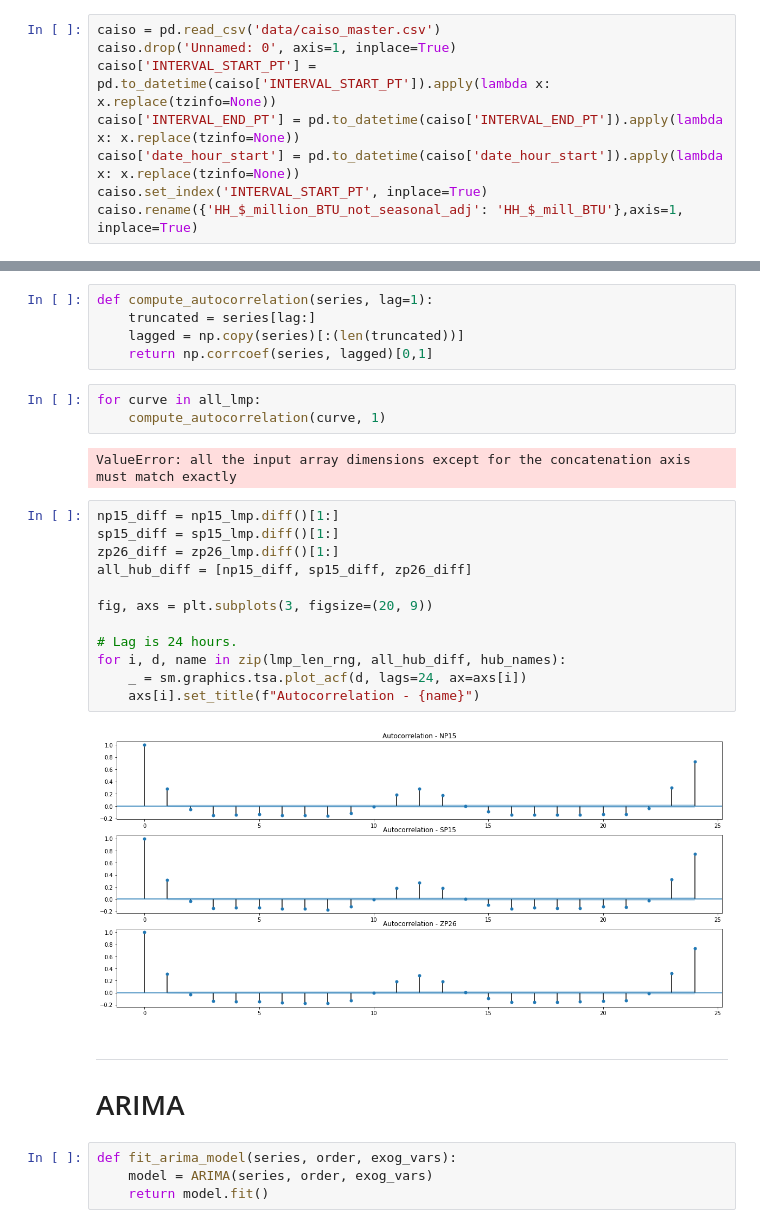
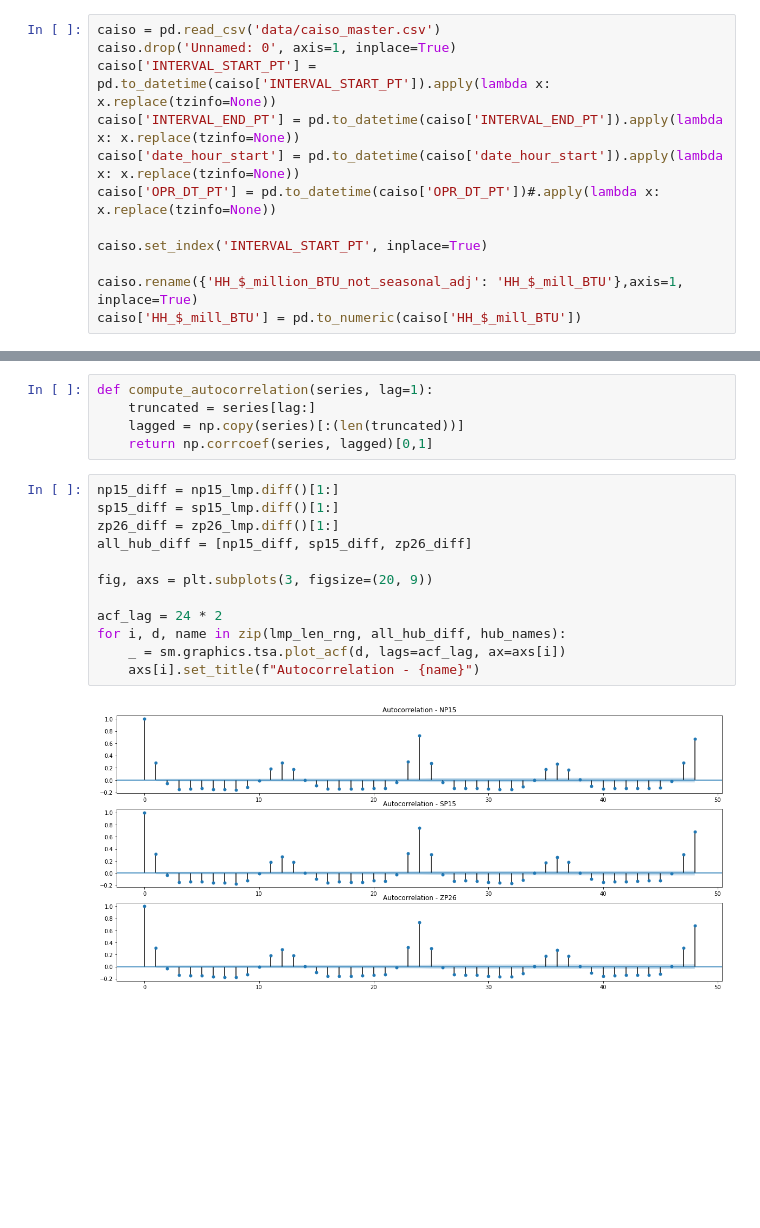
Before and after one commit to Morgan-Sell/caiso-price-forecast, a Jupyter notebook: arima.ipynb, the cells around one changed output, grey strips where cells are left out. Cells and saved outputs as stored; diff of their text form; blank space fills up the shorter version.

```diff
--- a/arima.ipynb
+++ b/arima.ipynb
@@ -49,5 +49,9 @@ caiso.drop('Unnamed: 0', axis=1, inplace=True)
 caiso['INTERVAL_START_PT'] = pd.to_datetime(caiso['INTERVAL_START_PT']).apply(lambda x: x.replace(tzinfo=None))
 caiso['INTERVAL_END_PT'] = pd.to_datetime(caiso['INTERVAL_END_PT']).apply(lambda x: x.replace(tzinfo=None))
 caiso['date_hour_start'] = pd.to_datetime(caiso['date_hour_start']).apply(lambda x: x.replace(tzinfo=None))
+caiso['OPR_DT_PT'] = pd.to_datetime(caiso['OPR_DT_PT'])#.apply(lambda x: x.replace(tzinfo=None))
+
 caiso.set_index('INTERVAL_START_PT', inplace=True)
+
 caiso.rename({'HH_$_million_BTU_not_seasonal_adj': 'HH_$_mill_BTU'},axis=1, inplace=True)
+caiso['HH_$_mill_BTU'] = pd.to_numeric(caiso['HH_$_mill_BTU'])
@@ -197,29 +244,17 @@ def compute_autocorrelation(series, lag=1):
     truncated = series[lag:]
     lagged = np.copy(series)[:(len(truncated))]
     return np.corrcoef(series, lagged)[0,1]
-# %%
-for curve in all_lmp:
-    compute_autocorrelation(curve, 1)
-# %% [output]
-ValueError: all the input array dimensions except for the concatenation axis must match exactly
 # %%
 np15_diff = np15_lmp.diff()[1:]
 sp15_diff = sp15_lmp.diff()[1:]
 zp26_diff = zp26_lmp.diff()[1:]
 all_hub_diff = [np15_diff, sp15_diff, zp26_diff]
 
 fig, axs = plt.subplots(3, figsize=(20, 9))
 
-# Lag is 24 hours.
+acf_lag = 24 * 2
 for i, d, name in zip(lmp_len_rng, all_hub_diff, hub_names):
-    _ = sm.graphics.tsa.plot_acf(d, lags=24, ax=axs[i])
+    _ = sm.graphics.tsa.plot_acf(d, lags=acf_lag, ax=axs[i])
     axs[i].set_title(f"Autocorrelation - {name}")
 # %% [output]
-[figure, old version]
+[figure, new version]
-# %% [markdown]
----
-# ARIMA
-# %%
-def fit_arima_model(series, order, exog_vars):
-    model = ARIMA(series, order, exog_vars)
-    return model.fit()
```
Also changed, not shown: parts of 11 cells of this notebook, 1 other file.
